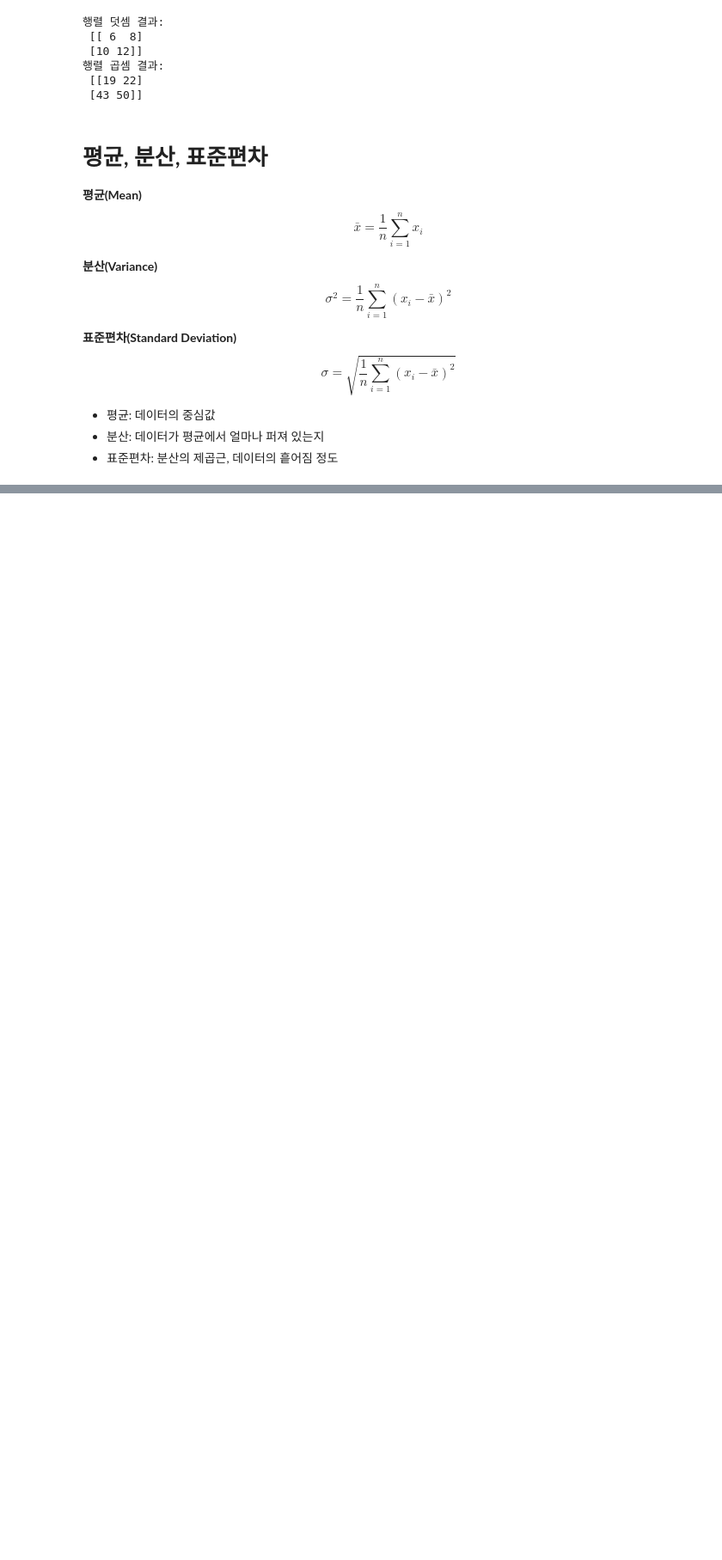
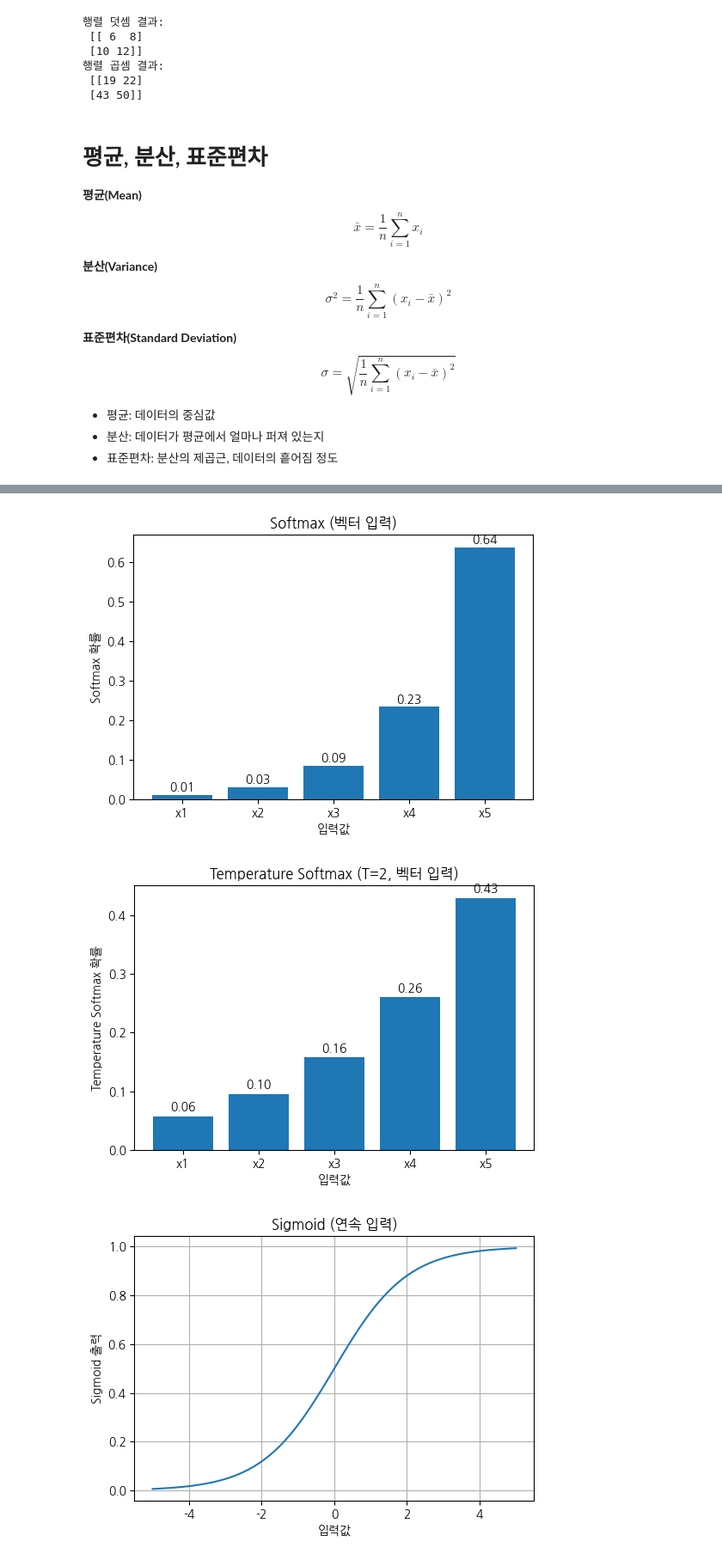
Before and after one commit to neoul/study, a Jupyter notebook: study.ipynb, the cells around one changed output, grey strips where cells are left out. Shown at 86% size. Drawn from its saved outputs; the diff is of its cells as text; code cells hidden in the pictures; blank space fills up the shorter version.

```diff
--- a/study.ipynb
+++ b/study.ipynb
@@ -69,0 +183,54 @@ plt.show()
+# %%
+import numpy as np
+import matplotlib.pyplot as plt
+
+def softmax(x):
+    e_x = np.exp(x - np.max(x))
+    return e_x / e_x.sum()
+
+def sigmoid(x):
+    return 1 / (1 + np.exp(-x))
+
+def temperature_softmax(x, T):
+    e_x = np.exp((x - np.max(x)) / T)
+    return e_x / e_x.sum()
+
+# 1. Softmax: 벡터에 적용
+vec = np.array([1, 2, 3, 4, 5])
+softmax_vals = softmax(vec)
+plt.figure(figsize=(6,4))
+plt.bar(range(len(vec)), softmax_vals)
+plt.xticks(range(len(vec)), [f'x{i+1}' for i in range(len(vec))])
+plt.title('Softmax (벡터 입력)')
+plt.xlabel('입력값')
+plt.ylabel('Softmax 확률')
+for i, v in enumerate(softmax_vals):
+    plt.text(i, v+0.01, f'{v:.2f}', ha='center')
+plt.show()
+
+# 2. Temperature Softmax: 벡터에 적용
+temp_softmax_vals = temperature_softmax(vec, T=2)
+plt.figure(figsize=(6,4))
+plt.bar(range(len(vec)), temp_softmax_vals)
+plt.xticks(range(len(vec)), [f'x{i+1}' for i in range(len(vec))])
+plt.title('Temperature Softmax (T=2, 벡터 입력)')
+plt.xlabel('입력값')
+plt.ylabel('Temperature Softmax 확률')
+for i, v in enumerate(temp_softmax_vals):
+    plt.text(i, v+0.01, f'{v:.2f}', ha='center')
+plt.show()
+
+# 3. Sigmoid: 연속적인 값에 적용
+x = np.linspace(-5, 5, 100)
+sigmoid_vals = sigmoid(x)
+plt.figure(figsize=(6,4))
+plt.plot(x, sigmoid_vals)
+plt.title('Sigmoid (연속 입력)')
+plt.xlabel('입력값')
+plt.ylabel('Sigmoid 출력')
+plt.grid(True)
+plt.show()
+# %% [output]
+[figure, added]
+[figure, added]
+[figure, added]
```
Also changed, not shown: parts of 8 cells of this notebook.
